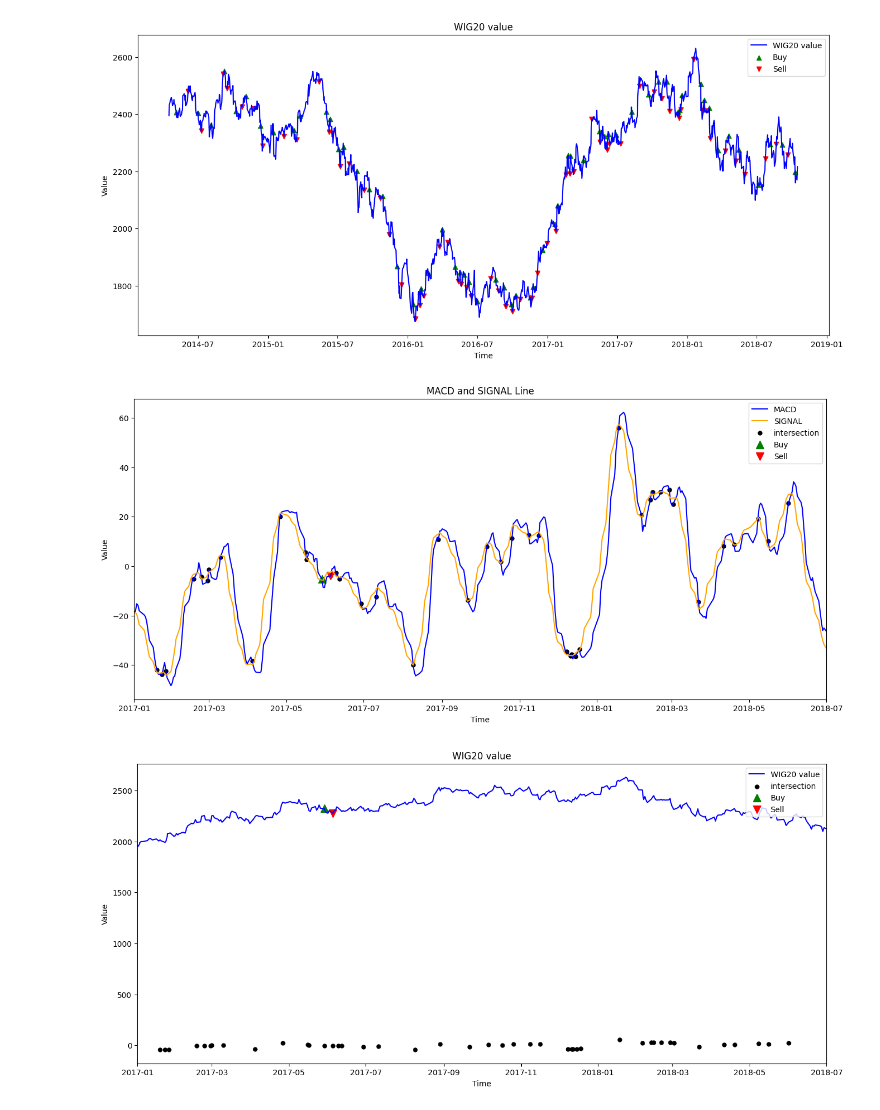
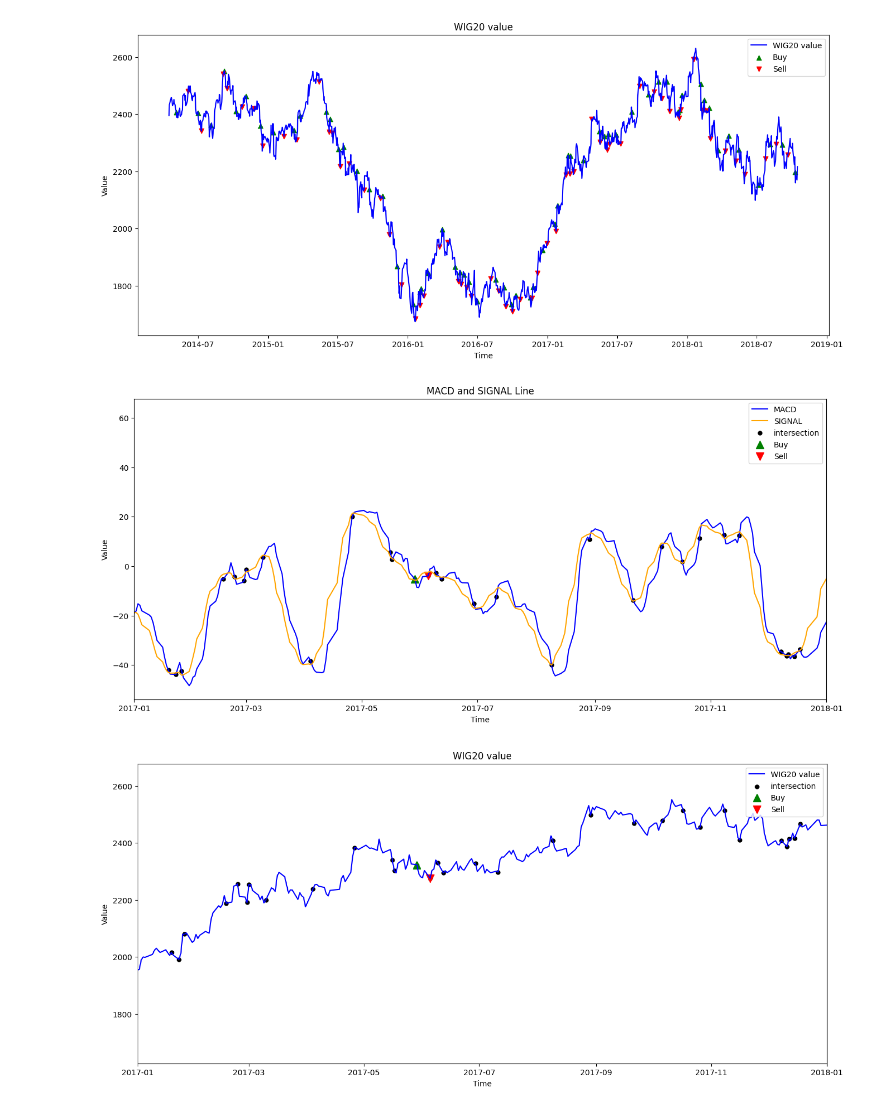
Before and after one commit to 123pik1/MACD, a Jupyter notebook: debug MACD.ipynb, the cells around one changed output. Drawn from its saved outputs; the diff is of its cells as text; code cells hidden in the pictures.

```diff
--- a/debug MACD.ipynb
+++ b/debug MACD.ipynb
@@ -146,35 +146,35 @@ plt.show()
 plt.figure(figsize=sizeOfPlot)
 plt.plot(dates,MACD, label='MACD', color='blue')
 plt.plot(dates,SIGNAL, label='SIGNAL', color='orange')
 
-plt.xlim(pd.to_datetime('2017-01-01'),pd.to_datetime('2018-07-01'))
+plt.xlim(pd.to_datetime('2017-01-01'),pd.to_datetime('2018-01-01'))
 
 checkedIndex = 19
 
 buyPoints = getArrayOfIndexes(dates, extractFromTuple(buyArray,0))
 buyPoints = buyPoints[checkedIndex]
 buyValues = extractFromTuple(buyArray,1)
 buyValues = buyValues[checkedIndex]
 sellPoints = getArrayOfIndexes(dates, extractFromTuple(sellArray,0))
 sellPoints = sellPoints[checkedIndex-1]
 sellValues = extractFromTuple(sellArray,1)
 sellValues = sellValues[checkedIndex-1]
 
 interPoints = getArrayOfIndexes(dates, intersectPoints)
 interValues = getArrayOfIndexes(MACD, intersectPoints)
 
 plt.scatter(interPoints, interValues, color='black', marker='.', label='intersection', s=100)
 plt.scatter(buyPoints, buyValues, color='green', marker='^', label='Buy', s=100)
 plt.scatter(sellPoints, sellValues, color='red', marker='v', label='Sell', s = 100)
 
 
 plt.legend(loc='upper right')
 plt.title('MACD and SIGNAL Line')
 plt.xlabel('Time')
 plt.ylabel('Value')
 plt.show()
 # %% [output]
-[figure, old version]
+[figure, new version]
 # %%
 #plot of prices for 3.2.1
 
@@ -182,7 +182,7 @@ plt.show()
 plt.figure(figsize=sizeOfPlot)
 plt.plot(dates,data_for_calc,label='WIG20 value', color='blue')
 
-plt.xlim(pd.to_datetime('2017-01-01'),pd.to_datetime('2018-07-01'))
+plt.xlim(pd.to_datetime('2017-01-01'),pd.to_datetime('2018-01-01'))
 
 buyPoints = [point[0] for point in buyArray]
 buyValues = getArrayOfIndexes(data_for_calc,buyPoints)
@@ -197,11 +197,12 @@ sellPoints = sellPoints[checkedIndex-1]
 sellValues = sellValues[checkedIndex-1]
 
 interPoints = getArrayOfIndexes(dates, intersectPoints)
-interValues = getArrayOfIndexes(MACD, intersectPoints)
+interValues = getArrayOfIndexes(data_for_calc, intersectPoints)
 
 plt.scatter(interPoints, interValues, color='black', marker='.', label='intersection', s=100)
 plt.scatter(buyPoints, buyValues, color='green', marker='^', label='Buy', s=100)
 plt.scatter(sellPoints, sellValues, color='red', marker='v', label='Sell', s = 100)
+
 
 
 plt.legend(loc='upper right')
@@ -210,4 +211,4 @@ plt.xlabel('Time')
 plt.ylabel('Value')
 plt.show()
 # %% [output]
-[figure, old version]
+[figure, new version]
```
Also changed, not shown: parts of 5 cells of this notebook, 6 other files.
